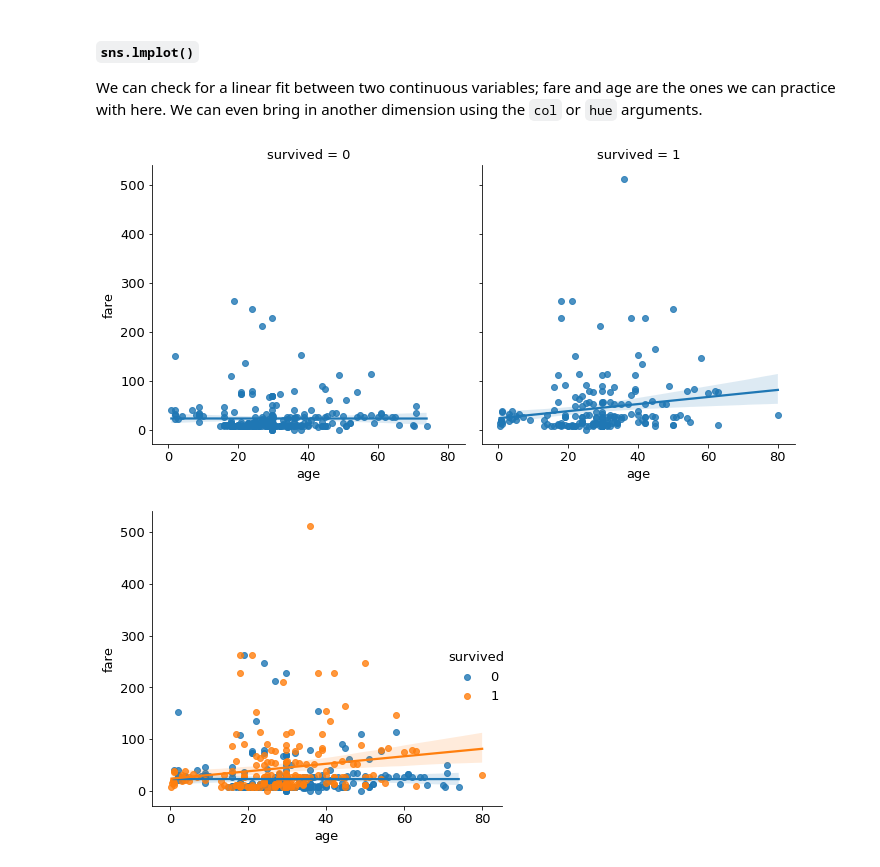
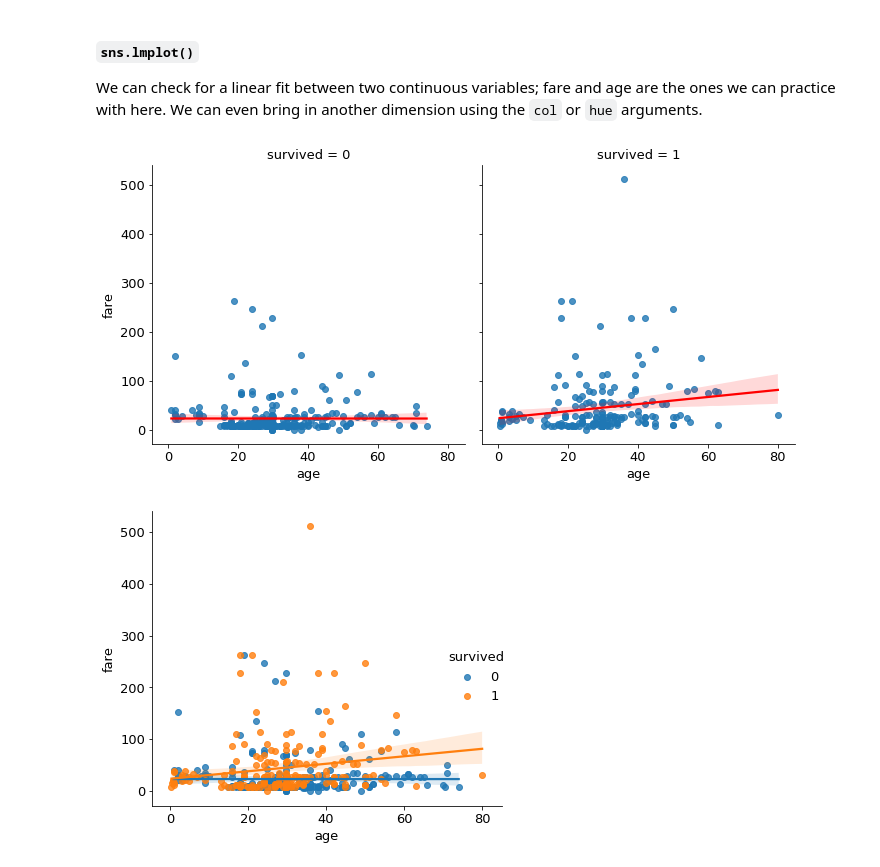
Before and after one commit to faithkane3/e_classification, a Jupyter notebook: classification_acquire_to_explore_review.ipynb, the cells around one changed output. Drawn from its saved outputs; the diff is of its cells as text; code cells hidden in the pictures.

```diff
--- a/classification_acquire_to_explore_review.ipynb
+++ b/classification_acquire_to_explore_review.ipynb
@@ -1001,12 +1103,12 @@ ___
 
 We can check for a linear fit between two continuous variables; fare and age are the ones we can practice with here. We can even bring in another dimension using the `col` or `hue` arguments.
 # %%
-sns.lmplot(x='age', y='fare', data=train, col='survived')
+sns.lmplot(x='age', y='fare', data=train, col='survived', line_kws={'color': 'red'})
 
 plt.tight_layout()
 plt.show()
 # %% [output]
-[figure, old version]
+[figure, new version]
 # %%
 sns.lmplot(x='age', y='fare', data=train, hue='survived')
 
```
Also changed, not shown: parts of 48 cells of this notebook.
